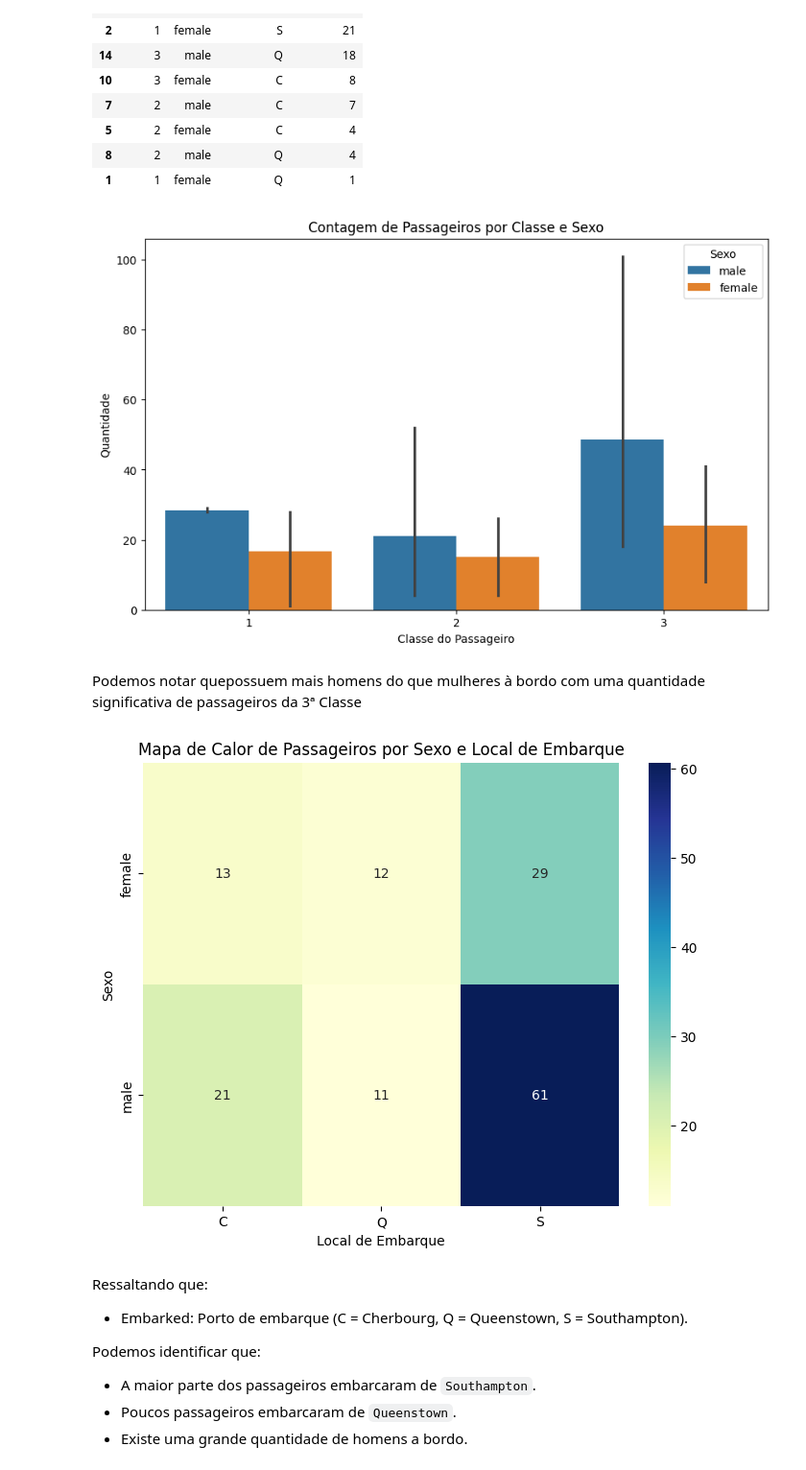
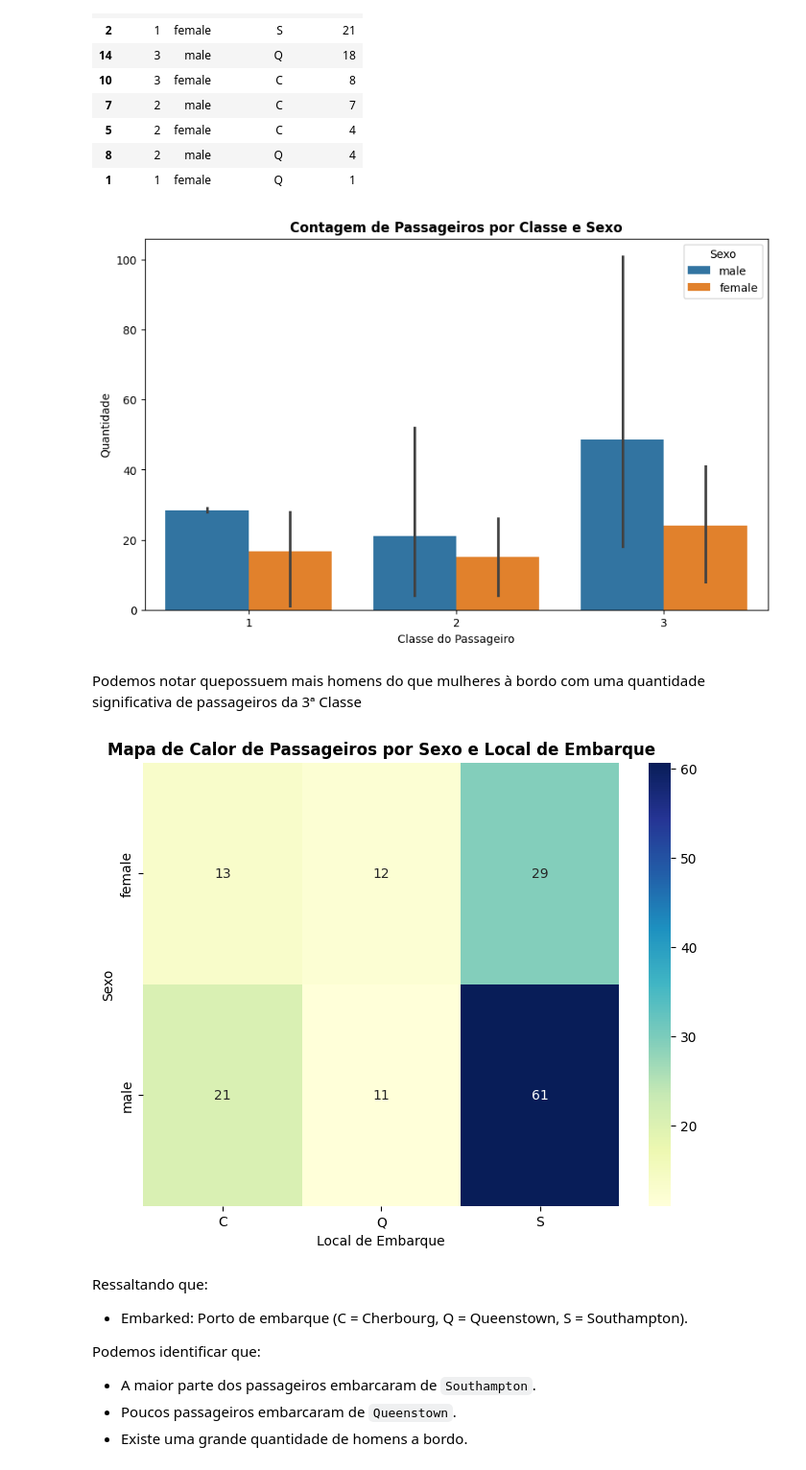
Before and after one commit to Mustasheep/EDA_titanic, a Jupyter notebook: titanic.ipynb, the cells around one changed output. Shown: that part at 96% size. Cells and saved outputs as stored; diff of their text form; code cells hidden in the pictures.

```diff
--- a/titanic.ipynb
+++ b/titanic.ipynb
@@ -163,26 +165,26 @@ df_categ
 # Gráfico de barras agrupado
 plt.figure(figsize=(10, 6))
 sns.barplot(x='Pclass', y='Contagem', hue='Sex', data=df_categ)
-plt.title('Contagem de Passageiros por Classe e Sexo')
+plt.title('Contagem de Passageiros por Classe e Sexo', fontweight='bold')
 plt.xlabel('Classe do Passageiro')
 plt.ylabel('Quantidade')
 plt.legend(title='Sexo')
 plt.show()
 # %% [output]
-[figure, old version]
+[figure, new version]
 # %% [markdown]
 Podemos notar quepossuem mais homens do que mulheres à bordo com uma quantidade significativa de passageiros da 3ª Classe
 # %%
 # Gráfico de mapa de calor
 pivot_df = df_categ.pivot_table(index="Sex", columns="Embarked", values="Contagem", fill_value=0)
 plt.figure(figsize=(8, 6))
 sns.heatmap(pivot_df, annot=True, cmap="YlGnBu", fmt=".0f") # Changed fmt to .0f
-plt.title("Mapa de Calor de Passageiros por Sexo e Local de Embarque")
+plt.title("Mapa de Calor de Passageiros por Sexo e Local de Embarque", fontweight='bold')
 plt.xlabel("Local de Embarque")
 plt.ylabel("Sexo")
 plt.show()
 # %% [output]
-[figure, old version]
+[figure, new version]
 # %% [markdown]
 Ressaltando que:
 - Embarked: Porto de embarque (C = Cherbourg, Q = Queenstown, S = Southampton).
```
Also changed, not shown: parts of 5 cells of this notebook.
